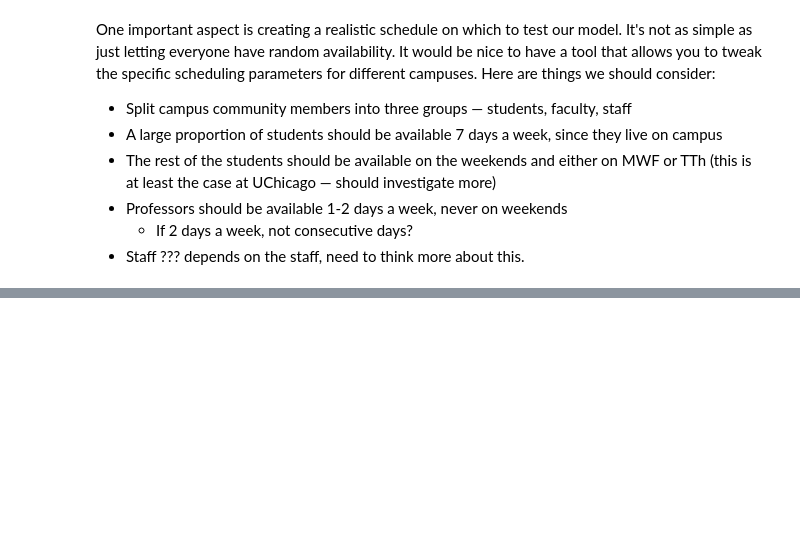
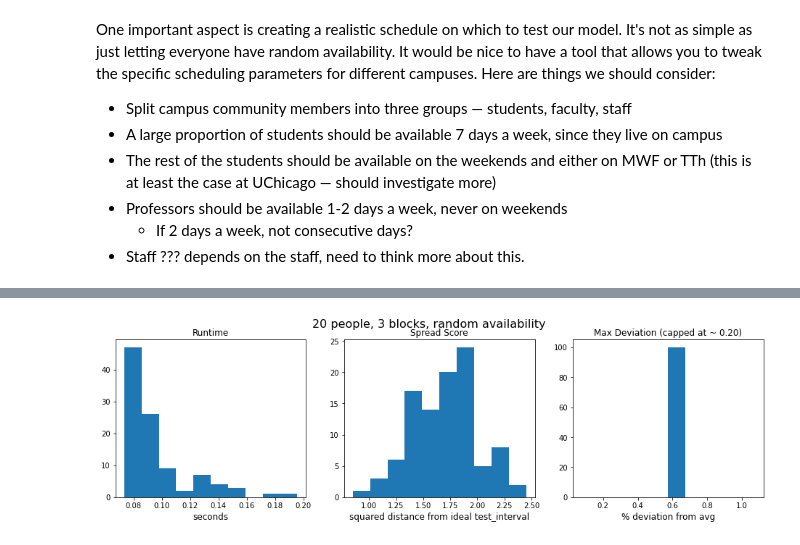
Before and after one commit to mggg/covid-scheduling, a Jupyter notebook: linear_program.ipynb, the cells around one changed output, grey strips where cells are left out. Saved outputs shown, nothing was run; the diff lists cells and outputs as text; code cells hidden in the pictures; blank space fills up the shorter version.

```diff
--- a/linear_program.ipynb
+++ b/linear_program.ipynb
@@ -55,21 +219,21 @@ def runTrial(n_trials, n_people, n_blocks, buffer, n_days=7, test_interval=3.5,
     return times, spreads, maxDevs
 # %%
-def plotTrials(ts, ss, mds, buffer, test_interval, n_people, n_blocks, n_trials):
+def plotTrials(times, spreads, maxDevs, n_trials, n_people, n_blocks, buffer=0.2):
     fig, ax = plt.subplots(1,3, figsize=(16,4))
     fig.suptitle("%d people, %d blocks, random availability" % (n_people, n_blocks), fontsize=16)
 
     ax[0].set_title("Runtime", fontsize=12)
     ax[0].set_xlabel("seconds", fontsize=12)
-    ax[0].hist(ts)
+    ax[0].hist(times)
 
 
     ax[1].set_title("Spread Score", fontsize=12)
-    ax[1].set_xlabel("squared distance from Q%0.1f" % test_interval, fontsize=12)
-    ax[1].hist(ss)
+    ax[1].set_xlabel("squared distance from ideal test_interval", fontsize=12)
+    ax[1].hist(spreads)
 
     ax[2].set_title("Max Deviation (capped at ~ %.02f)" % buffer, fontsize=12)
     ax[2].set_xlabel("% deviation from avg", fontsize=12)
-    ax[2].hist(mds)
+    ax[2].hist(maxDevs)
 
 #     fig.show()
     fig.savefig("p" + str(n_people) + "b" + str(n_blocks) + "_x" + str(n_trials) + ".png", dpi=300)
@@ -440,0 +263,4 @@ plt.show()
+# %%
+plotTrials(times, spreads, maxDevs, 100, 20, 3)
+# %% [output]
+[figure, added]
```
Also changed, not shown: parts of 29 cells of this notebook.
